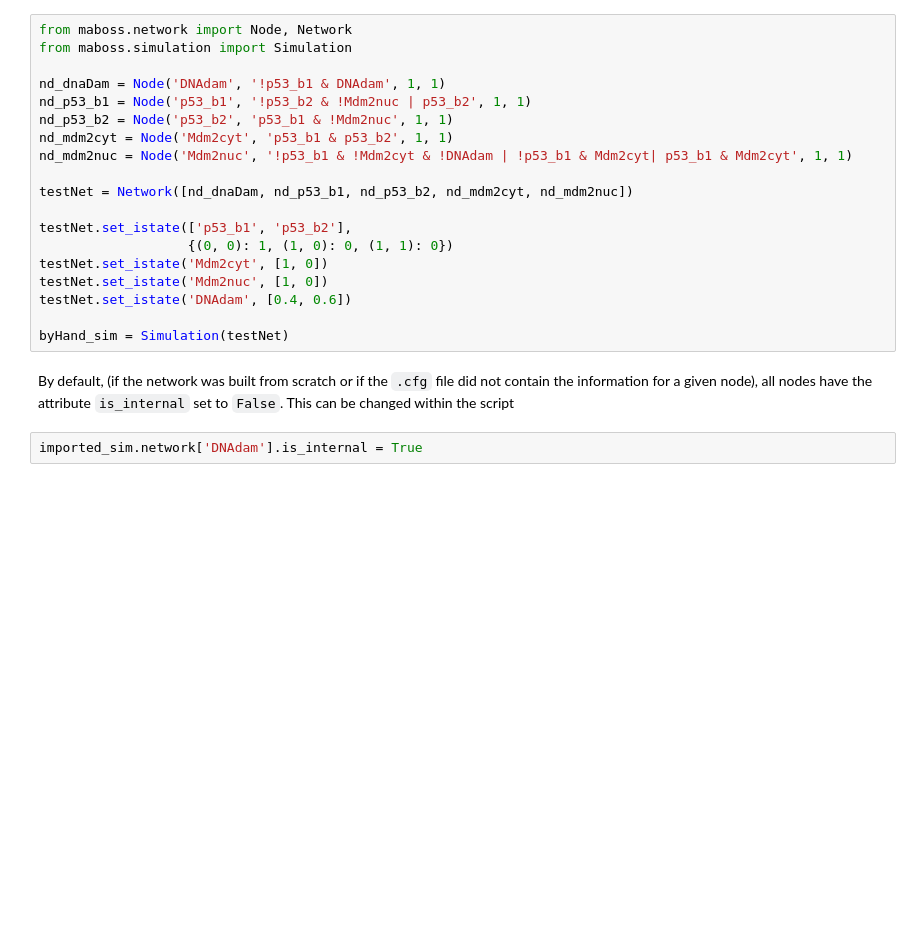
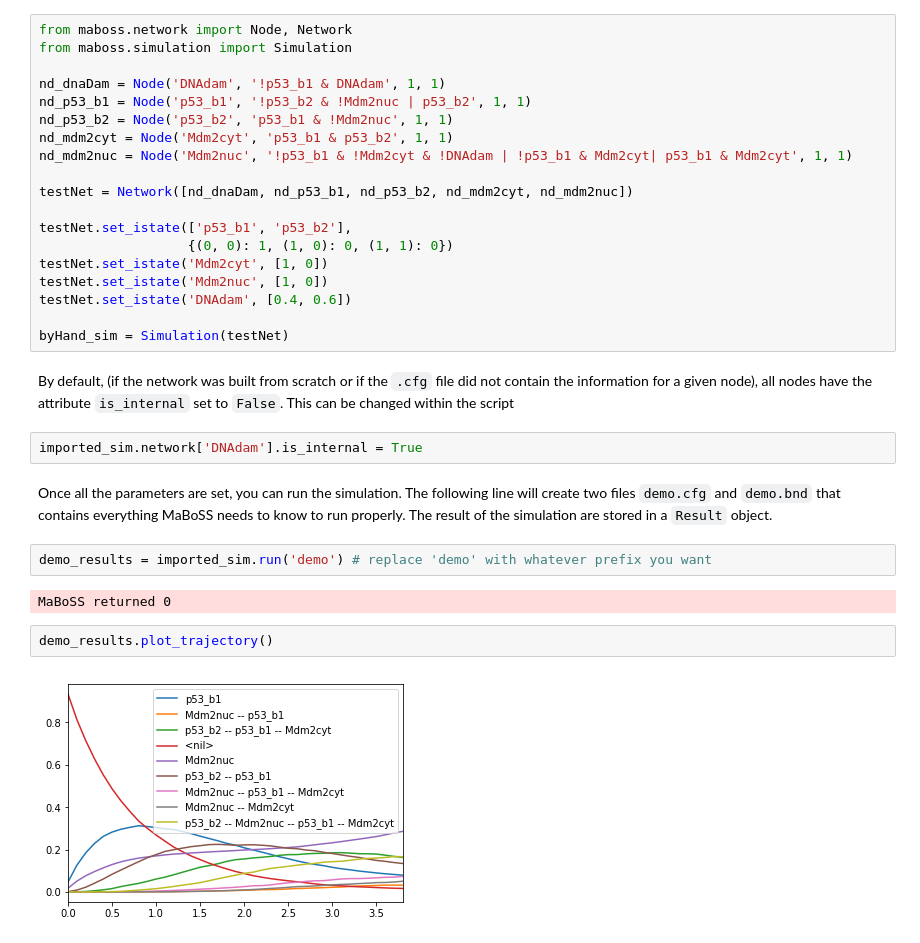
Before and after one commit to thenlevy/pyMaBoSS, a Jupyter notebook: Tutorial.ipynb, the cells around one changed output. Cells and saved outputs as stored; diff of their text form; blank space fills up the shorter version.

```diff
--- a/Tutorial.ipynb
+++ b/Tutorial.ipynb
@@ -38,3 +38,13 @@ byHand_sim = Simulation(testNet)
 By default, (if the network was built from scratch or if the `.cfg` file did not contain the information for a given node), all nodes have the attribute `is_internal` set to `False`. This can be changed within the script
 # %%
 imported_sim.network['DNAdam'].is_internal = True
+# %% [markdown]
+Once all the parameters are set, you can run the simulation. The following line will create two files `demo.cfg` and `demo.bnd` that contains everything MaBoSS needs to know to run properly. The result of the simulation are stored in a `Result` object.
+# %%
+demo_results = imported_sim.run('demo') # replace 'demo' with whatever prefix you want
+# %% [output]
+MaBoSS returned 0
+# %%
+demo_results.plot_trajectory()
+# %% [output]
+[figure, added]
```
Also changed, not shown: parts of 1 cell of this notebook, 2 other files.
